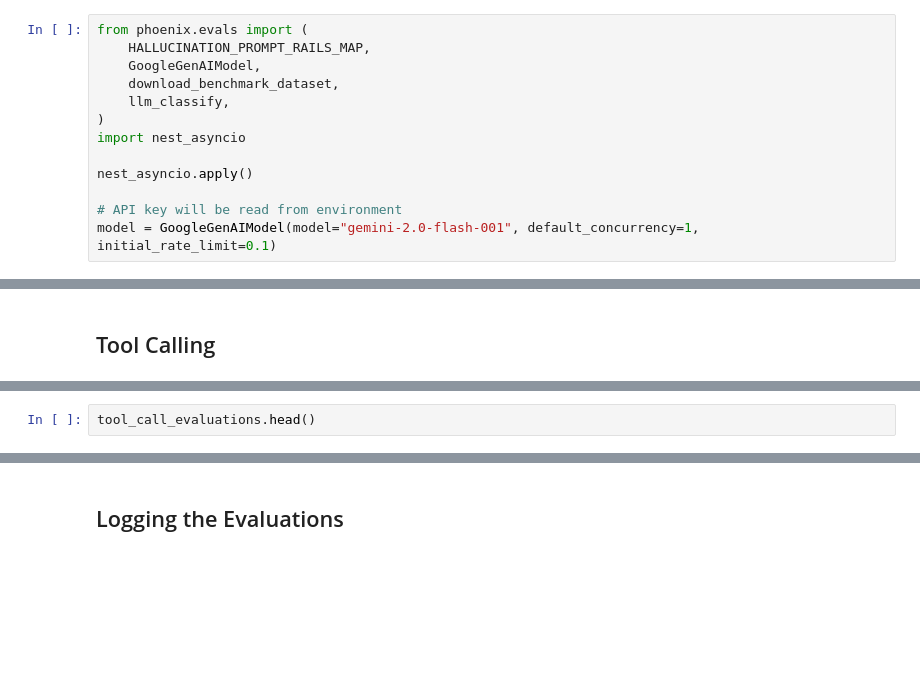
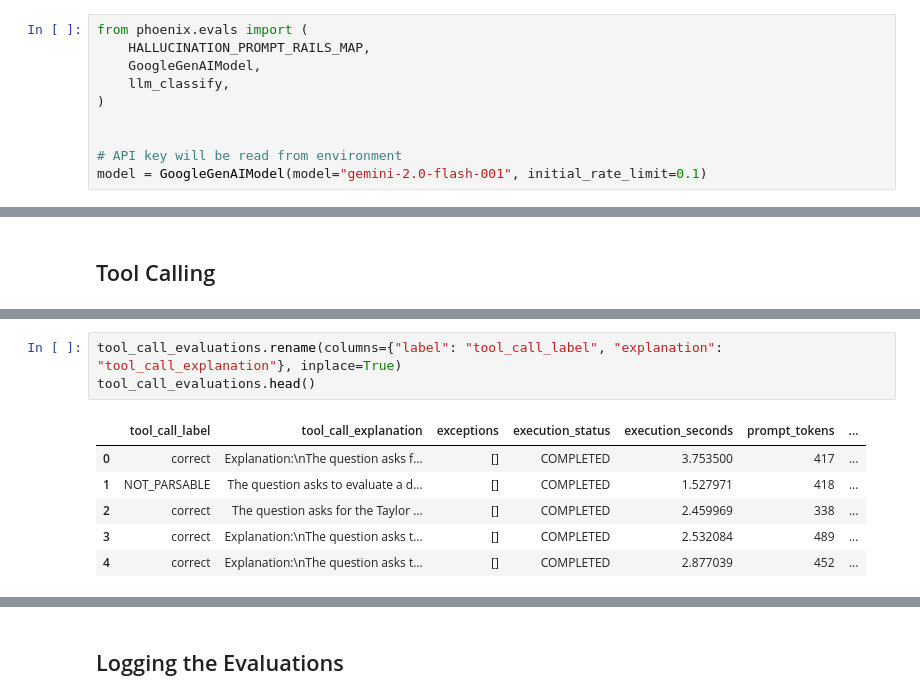
Before and after one commit to Danselem/GenAI_Tutorial, a Jupyter notebook: arize/notebook/agent-eval.ipynb, the cells around one changed output, grey strips where cells are left out. Drawn from its saved outputs; the diff is of its cells as text; blank space fills up the shorter version.

```diff
--- a/arize/notebook/agent-eval.ipynb
+++ b/arize/notebook/agent-eval.ipynb
@@ -60,13 +132,10 @@ spans_df.head(2)
 from phoenix.evals import (
     HALLUCINATION_PROMPT_RAILS_MAP,
     GoogleGenAIModel,
-    download_benchmark_dataset,
     llm_classify,
 )
-import nest_asyncio
 
-nest_asyncio.apply()
 
 # API key will be read from environment
-model = GoogleGenAIModel(model="gemini-2.0-flash-001", default_concurrency=1, initial_rate_limit=0.1)
+model = GoogleGenAIModel(model="gemini-2.0-flash-001", initial_rate_limit=0.1)
 # %%
@@ -174,2 +369,10 @@ tool_call_evaluations = llm_classify(
-# %%
-tool_call_evaluations.head()
+# %%
+tool_call_evaluations.rename(columns={"label": "tool_call_label", "explanation": "tool_call_explanation"}, inplace=True)
+tool_call_evaluations.head()
+# %% [output]
+|  | tool_call_label | tool_call_explanation | exceptions | execution_status | execution_seconds | prompt_tokens | ... |
+| 0 | correct | Explanation:\nThe question asks f... | [] | COMPLETED | 3.753500 | 417 | ... |
+| 1 | NOT_PARSABLE | The question asks to evaluate a d... | [] | COMPLETED | 1.527971 | 418 | ... |
+| 2 | correct | The question asks for the Taylor ... | [] | COMPLETED | 2.459969 | 338 | ... |
+| 3 | correct | Explanation:\nThe question asks t... | [] | COMPLETED | 2.532084 | 489 | ... |
+| 4 | correct | Explanation:\nThe question asks t... | [] | COMPLETED | 2.877039 | 452 | ... |
```
Also changed, not shown: parts of 28 cells of this notebook, 1 other file.
